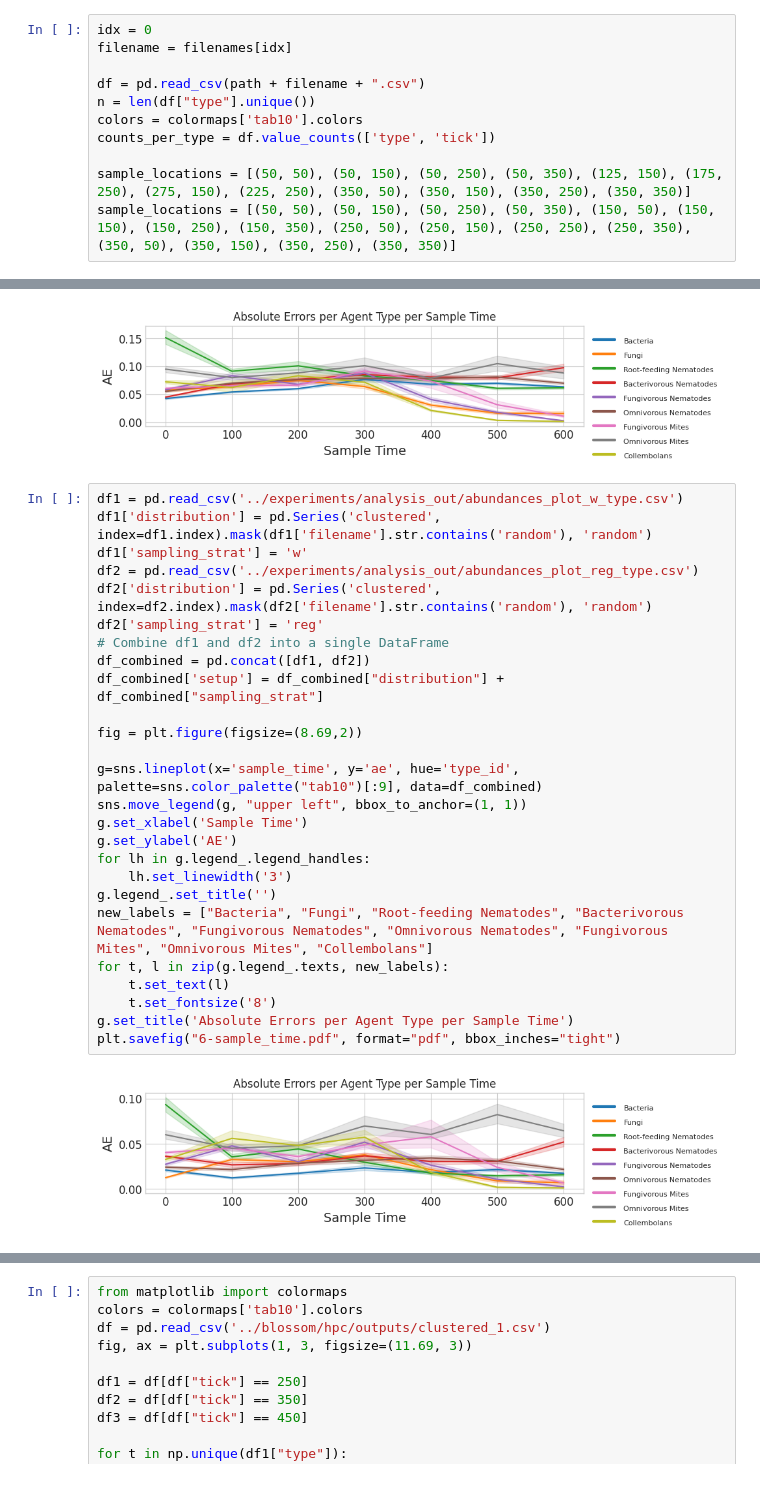
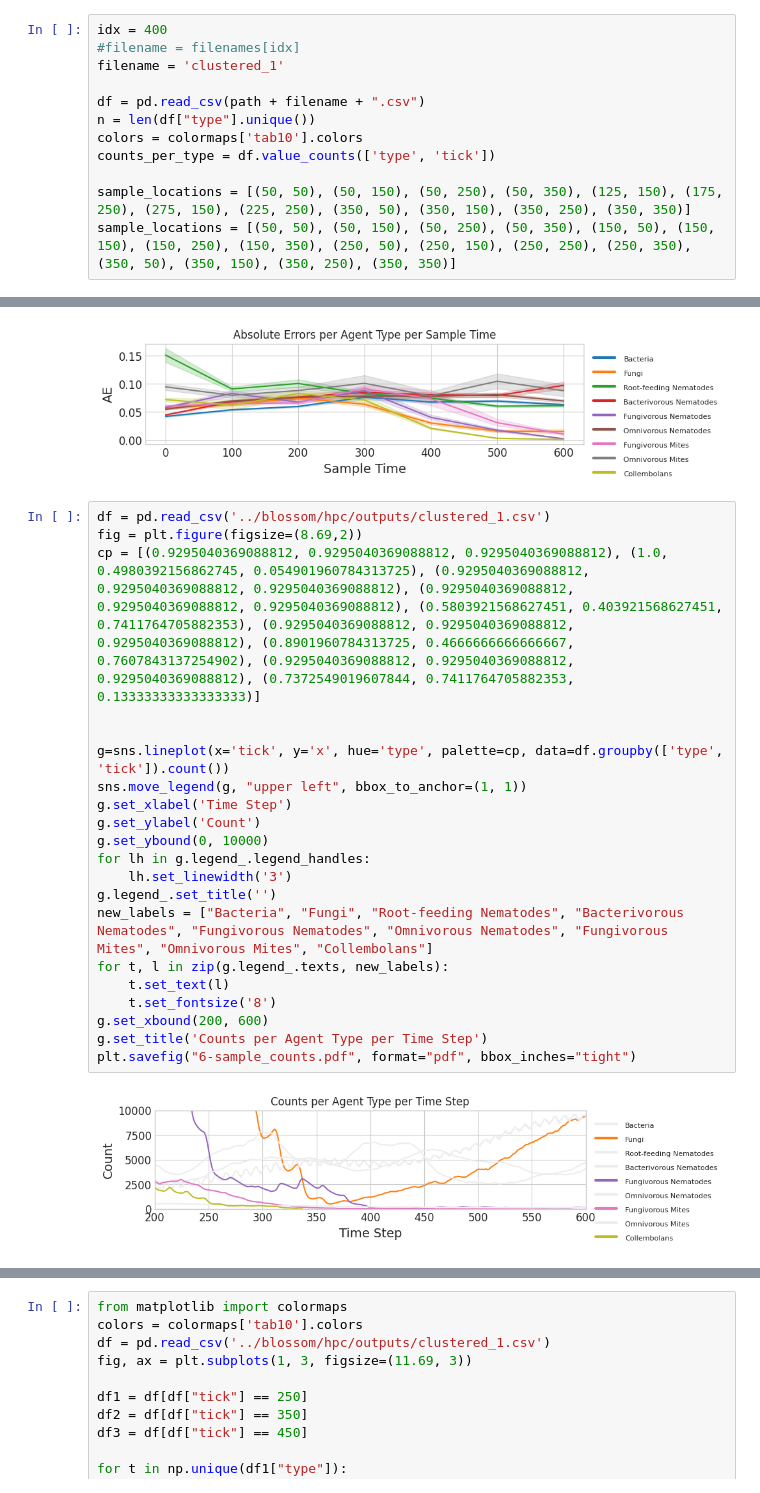
Before and after one commit to timovdk/BLOSSOM, a Jupyter notebook: figures/6-discussion_viz.ipynb, the cells around one changed output, grey strips where cells are left out. Cells and saved outputs as stored; diff of their text form.

```diff
--- a/figures/6-discussion_viz.ipynb
+++ b/figures/6-discussion_viz.ipynb
@@ -38,6 +38,7 @@ def rand_jitter(arr):
 # %%
-idx = 0
-filename = filenames[idx]
+idx = 400
+#filename = filenames[idx]
+filename = 'clustered_1'
 
 df = pd.read_csv(path + filename + ".csv")
 n = len(df["type"].unique())
@@ -370,30 +175,25 @@ plt.savefig("6-sample_time.pdf", format="pdf", bbox_inches="tight")
 # %% [output]
 [figure]
 # %%
-df1 = pd.read_csv('../experiments/analysis_out/abundances_plot_w_type.csv')
-df1['distribution'] = pd.Series('clustered', index=df1.index).mask(df1['filename'].str.contains('random'), 'random')
-df1['sampling_strat'] = 'w'
-df2 = pd.read_csv('../experiments/analysis_out/abundances_plot_reg_type.csv')
-df2['distribution'] = pd.Series('clustered', index=df2.index).mask(df2['filename'].str.contains('random'), 'random')
-df2['sampling_strat'] = 'reg'
-# Combine df1 and df2 into a single DataFrame
-df_combined = pd.concat([df1, df2])
-df_combined['setup'] = df_combined["distribution"] + df_combined["sampling_strat"]
+df = pd.read_csv('../blossom/hpc/outputs/clustered_1.csv')
+fig = plt.figure(figsize=(8.69,2))
+cp = [(0.9295040369088812, 0.9295040369088812, 0.9295040369088812), (1.0, 0.4980392156862745, 0.054901960784313725), (0.9295040369088812, 0.9295040369088812, 0.9295040369088812), (0.9295040369088812, 0.9295040369088812, 0.9295040369088812), (0.5803921568627451, 0.403921568627451, 0.7411764705882353), (0.9295040369088812, 0.9295040369088812, 0.9295040369088812), (0.8901960784313725, 0.4666666666666667, 0.7607843137254902), (0.9295040369088812, 0.9295040369088812, 0.9295040369088812), (0.7372549019607844, 0.7411764705882353, 0.13333333333333333)]
 
-fig = plt.figure(figsize=(8.69,2))
 
-g=sns.lineplot(x='sample_time', y='ae', hue='type_id', palette=sns.color_palette("tab10")[:9], data=df_combined)
+g=sns.lineplot(x='tick', y='x', hue='type', palette=cp, data=df.groupby(['type', 'tick']).count())
 sns.move_legend(g, "upper left", bbox_to_anchor=(1, 1))
-g.set_xlabel('Sample Time')
-g.set_ylabel('AE')
+g.set_xlabel('Time Step')
+g.set_ylabel('Count')
+g.set_ybound(0, 10000)
 for lh in g.legend_.legend_handles:
     lh.set_linewidth('3')
 g.legend_.set_title('')
 new_labels = ["Bacteria", "Fungi", "Root-feeding Nematodes", "Bacterivorous Nematodes", "Fungivorous Nematodes", "Omnivorous Nematodes", "Fungivorous Mites", "Omnivorous Mites", "Collembolans"]
 for t, l in zip(g.legend_.texts, new_labels):
     t.set_text(l)
     t.set_fontsize('8')
-g.set_title('Absolute Errors per Agent Type per Sample Time')
-plt.savefig("6-sample_time.pdf", format="pdf", bbox_inches="tight")
+g.set_xbound(200, 600)
+g.set_title('Counts per Agent Type per Time Step')
+plt.savefig("6-sample_counts.pdf", format="pdf", bbox_inches="tight")
 # %% [output]
-[figure, old version]
+[figure, new version]
```
Also changed, not shown: parts of 11 cells of this notebook, 11 other files.
